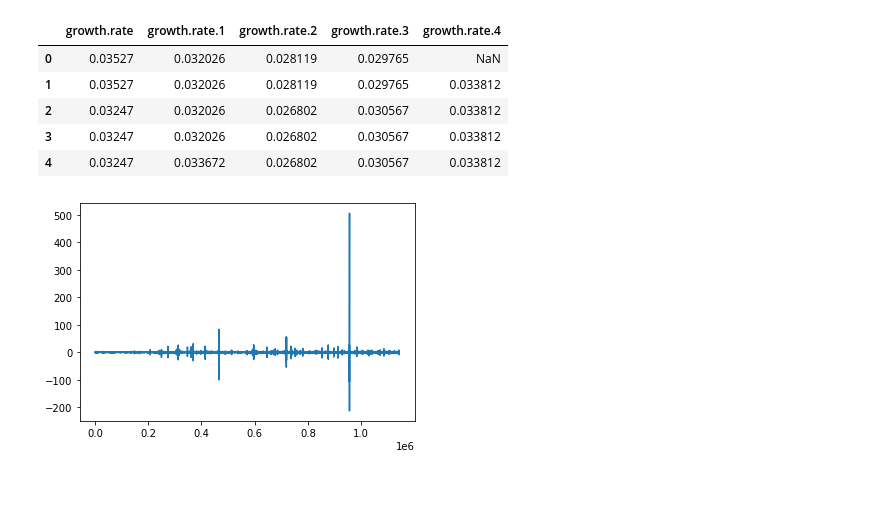
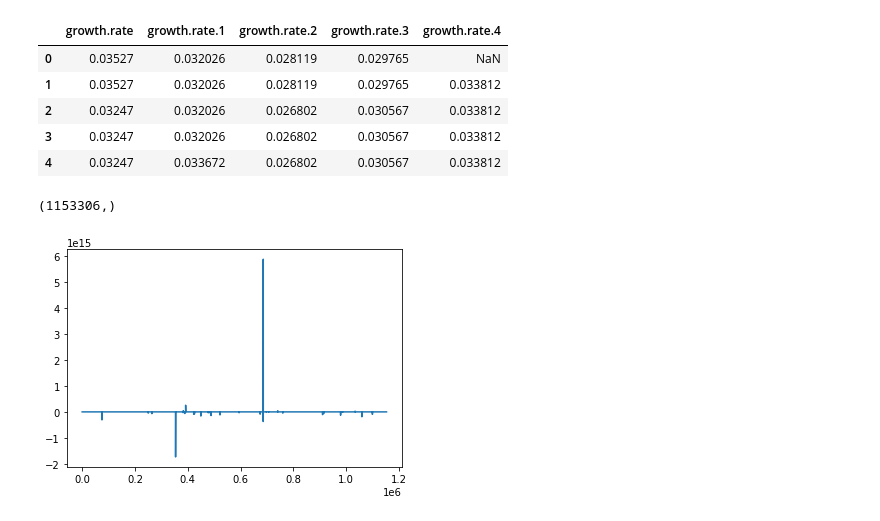
Before and after one commit to Jeremy-Andreoletti/MSV_Project_DFE, a Jupyter notebook: Simulations.py.ipynb, the cells around one changed output. Drawn from its saved outputs; the diff is of its cells as text; code cells hidden in the pictures; blank space fills up the shorter version.

```diff
--- a/Simulations.py.ipynb
+++ b/Simulations.py.ipynb
@@ -215,16 +215,20 @@ wt_real_df.iloc[:5, :5]
 | 2 | 0.03247 | 0.032026 | 0.026802 | 0.030567 | 0.033812 |
 | 3 | 0.03247 | 0.032026 | 0.026802 | 0.030567 | 0.033812 |
 | 4 | 0.03247 | 0.033672 | 0.026802 | 0.030567 | 0.033812 |
+# %%
+np.shape(s)
+# %% [output]
+(1153306,)
 # %%
 def get_dist_s_np(wt_real_array): # calcul de tous les effets entre chaque mesure (inclut les non-effets en cas de non-division)
-    s=-np.diff(wt_real_array)/wt_real_array[:,:1]
+    s=-np.diff(wt_real_array)/wt_real_array[:,:-1]
     return s[np.isfinite(s)]
 
 #wt_real_array = np.transpose(np.array(wt_real))
 wt_real_array = wt_real_df.T.to_numpy()
 s = get_dist_s_np(wt_real_array)
 
 plt.plot(s)
 plt.show()
 # %% [output]
-[figure, old version]
+[figure, new version]
```
Also changed, not shown: 2 other files.
